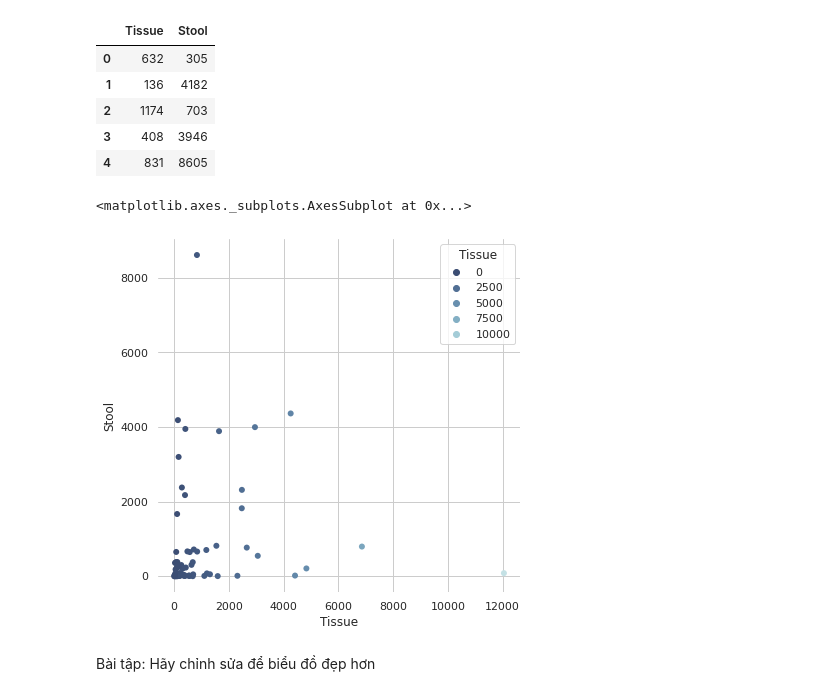
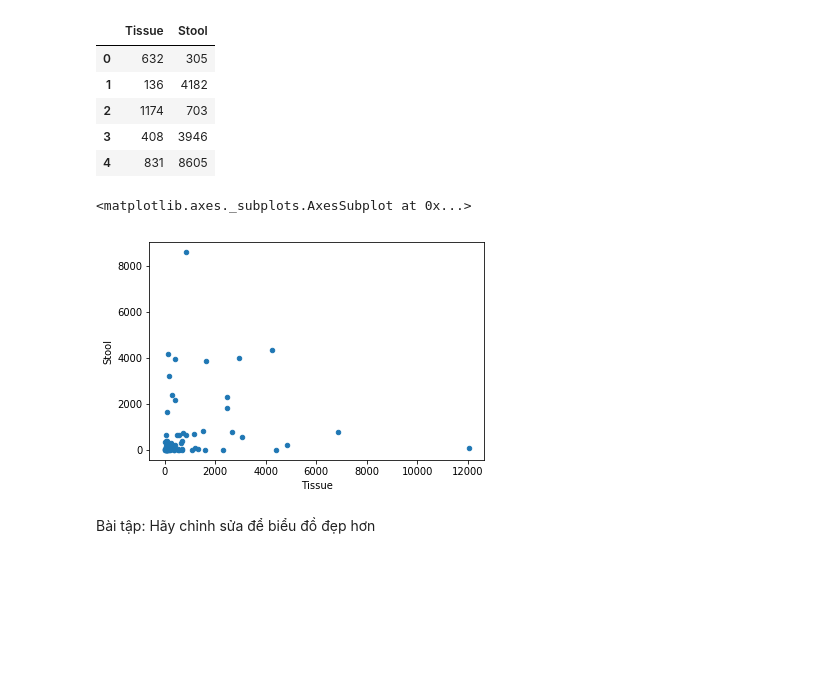
Before and after one commit to congltk1234/NhapMonKHDL, a Jupyter notebook: thuc_hanh_ptdl_02.ipynb, the cells around one changed output. Saved outputs shown, nothing was run; the diff lists cells and outputs as text; code cells hidden in the pictures; blank space fills up the shorter version.

```diff
--- a/thuc_hanh_ptdl_02.ipynb
+++ b/thuc_hanh_ptdl_02.ipynb
@@ -51,20 +44,11 @@ mb_df_2.head()
 | 2 | 1174 | 703 |
 | 3 | 408 | 3946 |
 | 4 | 831 | 8605 |
-# %%
-sns.set_theme(style="whitegrid")
-
-# Draw a scatter plot while assigning point colors and sizes to different
-# variables in the dataset
-f, ax = plt.subplots(figsize=(6.5,6.5))
-sns.despine(f, left=True, bottom=True)
-sns.scatterplot(x="Tissue", y="Stool", hue='Tissue',
-                palette="ch:r=-.2,d=.3_r",
-                sizes=(3,3), linewidth=0,
-                data=mb_df_2, ax=ax)
-# %% [output]
-<matplotlib.axes._subplots.AxesSubplot at 0x...>
-[figure, removed]
+# %%
+mb_df_2.plot.scatter(x = 'Tissue', y = 'Stool')
+# %% [output]
+<matplotlib.axes._subplots.AxesSubplot at 0x...>
+[figure, added]
 # %% [markdown]
 Bài tập: Hãy chỉnh sửa để biểu đồ đẹp hơn
 # %%
```
Also changed, not shown: parts of 5 cells of this notebook.
